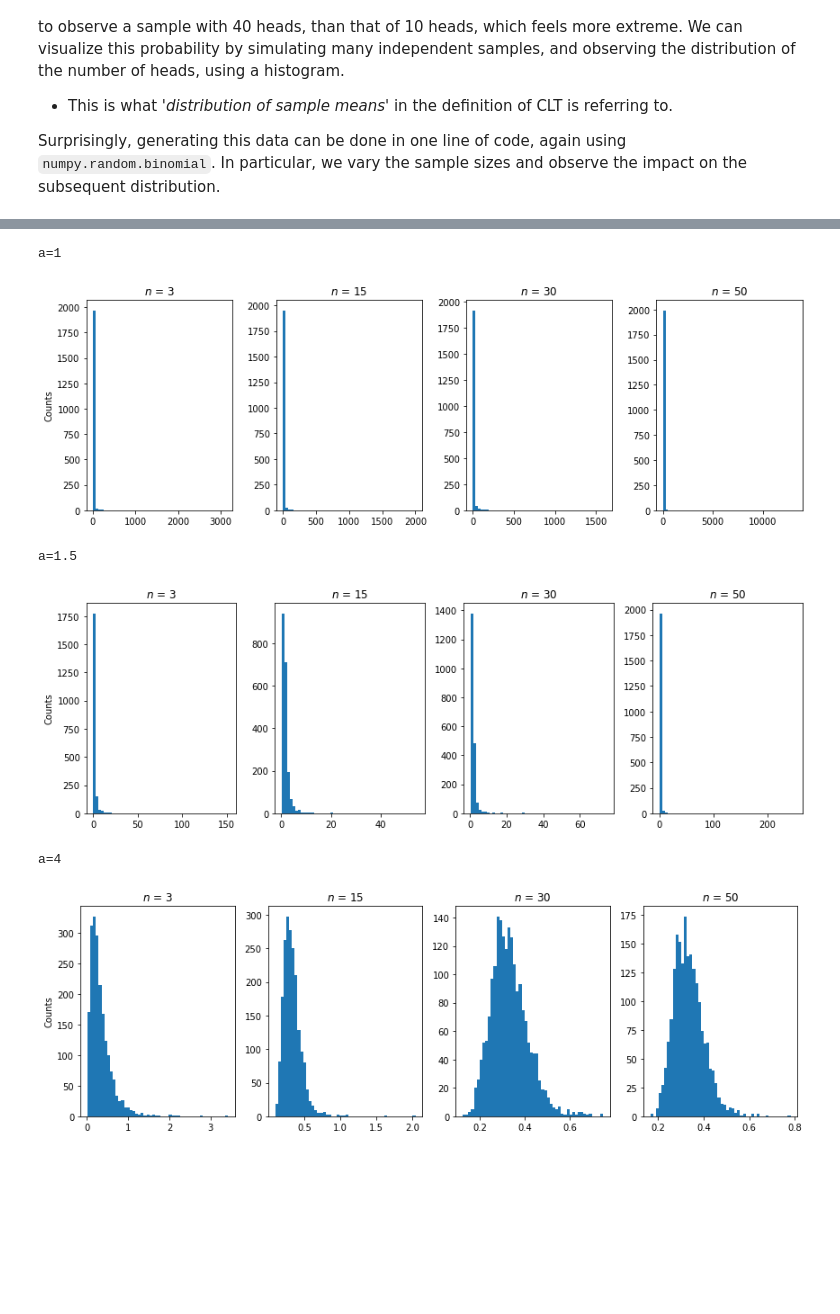
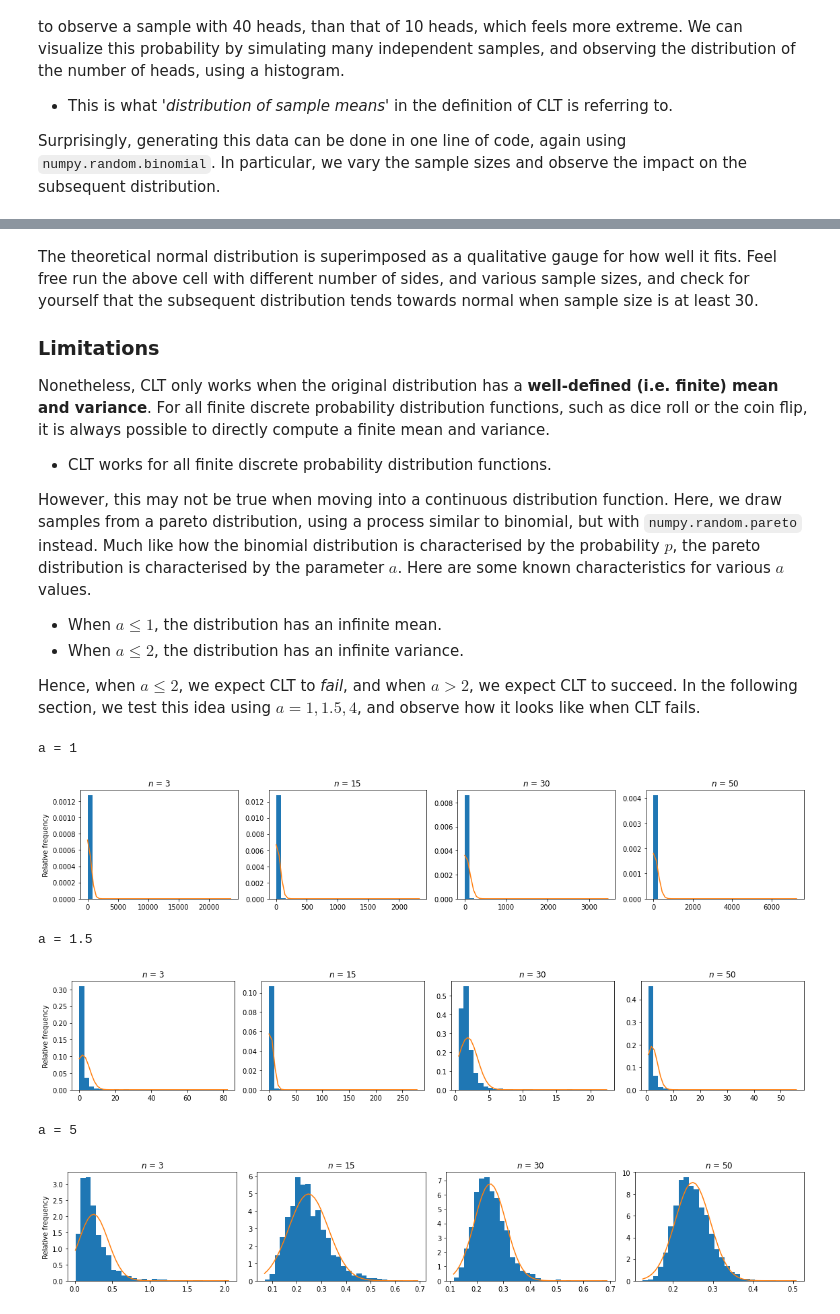
Before and after one commit to kubrian/central-weiner-theorem, a Jupyter notebook: Central Weiner Theorem.ipynb, the cells around one changed output, grey strips where cells are left out. Saved outputs shown, nothing was run; the diff lists cells and outputs as text; code cells hidden in the pictures; blank space fills up the shorter version.

````diff
--- a/Central Weiner Theorem.ipynb
+++ b/Central Weiner Theorem.ipynb
@@ -19,0 +30,13 @@ from IPython.display import Image
+# %%
+# A completely arbitrary sample
+y = []
+for _ in range(31):
+    n = np.random.randint(0,11)
+    y.append(n)
+
+plt.hist(y)
+plt.xlabel('Number of hours of sleep')
+plt.ylabel('Number of students')
+plt.title('Sample of 30 students')
+plt.xlim([0,10])
+plt.show()
@@ -120,7 +142,10 @@ def plot_coin_flip_CLT(flip_distribution, n, normalize = False):
         ax[i].set_xlabel('Heads')
         ax[i].set_title(f'$n$ = {n[i]}')
     # Common y axis label
-    ax[0].set_ylabel('Counts')
+    if normalize:
+        ax[0].set_ylabel('Counts')
+    else:
+        ax[0].set_ylabel('Relative frequency')
 
     return fig, ax
 
@@ -240,39 +266,58 @@ Nonetheless, CLT only works when the original distribution has a well defined me
+# %% [markdown]
+The theoretical normal distribution is superimposed as a qualitative gauge for how well it fits. Feel free run the above cell with different number of sides, and various sample sizes, and check for yourself that the subsequent distribution tends towards normal when sample size is at least 30.
+
+### Limitations
+Nonetheless, CLT only works when the original distribution has a **well-defined (i.e. finite) mean and variance**. For all finite discrete probability distribution functions, such as dice roll or the coin flip, it is always possible to directly compute a finite mean and variance.
+* CLT works for all finite discrete probability distribution functions.
+
+However, this may not be true when moving into a continuous distribution function. Here, we draw samples from a pareto distribution, using a process similar to binomial, but with ```numpy.random.pareto``` instead. Much like how the binomial distribution is characterised by the probability $p$, the pareto distribution is characterised by the parameter $a$. Here are some known characteristics for various $a$ values.
+
+* When $a \le 1$, the distribution has an infinite mean.
+* When $a \le 2$, the distribution has an infinite variance.
+
+Hence, when $a \le 2$, we expect CLT to *fail*, and when $a > 2$, we expect CLT to succeed. In the following section, we test this idea using $a=1,1.5,4$, and observe how it looks like when CLT fails.
 # %%
 # Individual sample sizes to test
 n = [3, 15, 30, 50]
+# Indiviudal a values to test
+a = [1, 1.5, 5]
 
 # Generate 2000 independent samples
 s = 2000
 
+
 def pareto_mean(a, size):
-    # a is a parameter that controls the distribution, akin to p in the coin flip example
-    # When a <= 1, the distribution has infinite mean
-    # When a <= 2, the distribution has infinite variance
-    # Thus, when a <= 2, we expect CLT to fail and when a > 2, we expect CLT to work
     return np.mean(np.random.pareto(a, size))
+
 
 def plot_pareto(result):
 
-    fig, ax = plt.subplots(ncols=len(n), figsize=(3*len(n), 4))
+    fig, ax = plt.subplots(ncols=len(n), figsize=(4*len(n), 3))
 
     for i, dist in enumerate(result):
         # Plot histogram and customize
-        ax[i].hist(dist, bins=50)
+        ax[i].hist(dist, bins=30, density=True)
         ax[i].set_title(f'$n$ = {n[i]}')
-    # Common y axis label
-    ax[0].set_ylabel('Counts')
+    ax[0].set_ylabel('Relative frequency')
+    return fig, ax
+
+
+# For each a, generate 2000 samples for each sample size
+for a_val in a:
+    print(f'a = {a_val}')
+    pareto_data = [[pareto_mean(a_val, size) for _ in range(s)] for size in n]
+    fig,ax = plot_pareto(pareto_data)
+    # Normal overlay using the sample statistics
+    for i, dist in enumerate(pareto_data):
+        x, y = get_normal_points(np.mean(dist), np.var(
+            dist), np.min(dist), np.max(dist))
+        ax[i].plot(x, y)
     plt.tight_layout()
     plt.show()
-
-# For each sample size, generate 2000 samples
-for a in [1,1.5,4]:
-    print(f'a={a}')
-    pareto_data = [[pareto_mean(a, size) for _ in range(s)] for size in n]
-    plot_pareto(pareto_data)
 # %% [output]
-a=1
+a = 1
-[figure, old version]
+[figure, new version]
-a=1.5
+a = 1.5
-[figure, old version]
+[figure, new version]
-a=4
+a = 5
-[figure, old version]
+[figure, new version]
````
Also changed, not shown: parts of 32 cells of this notebook.
